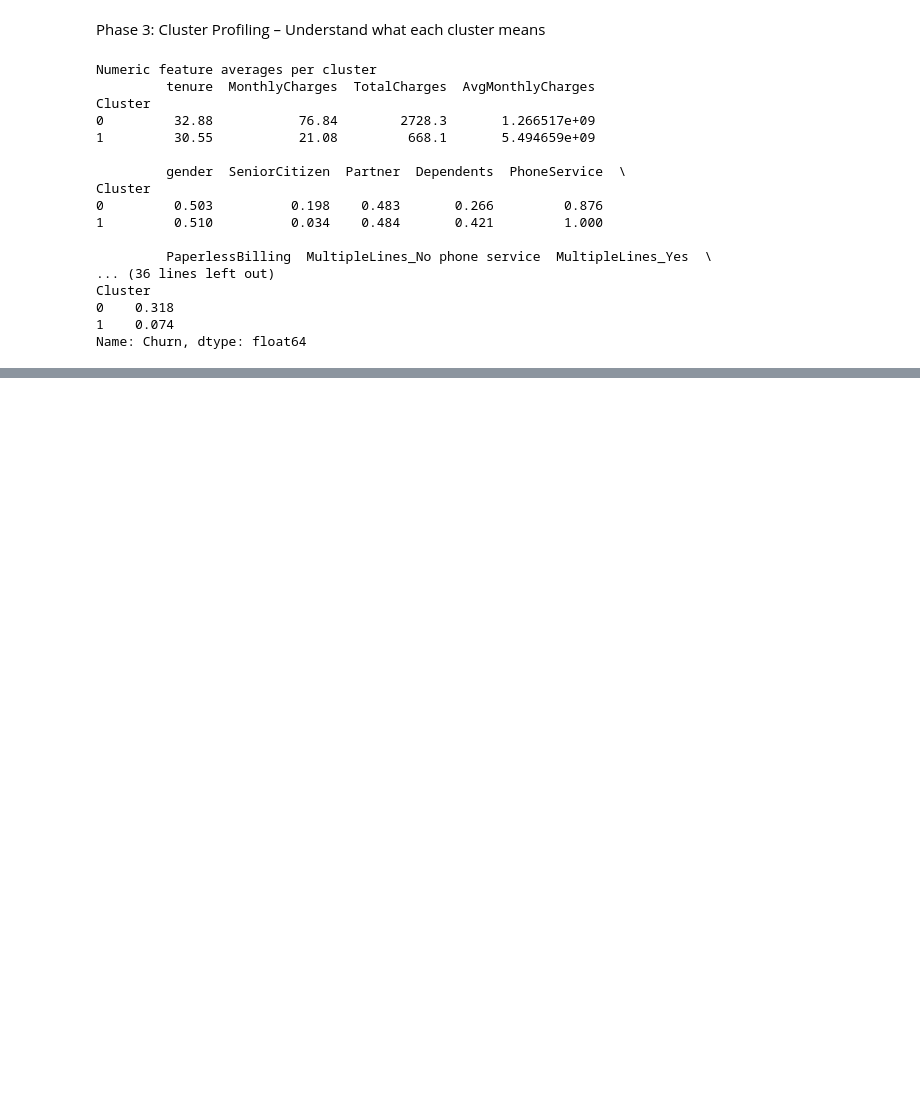
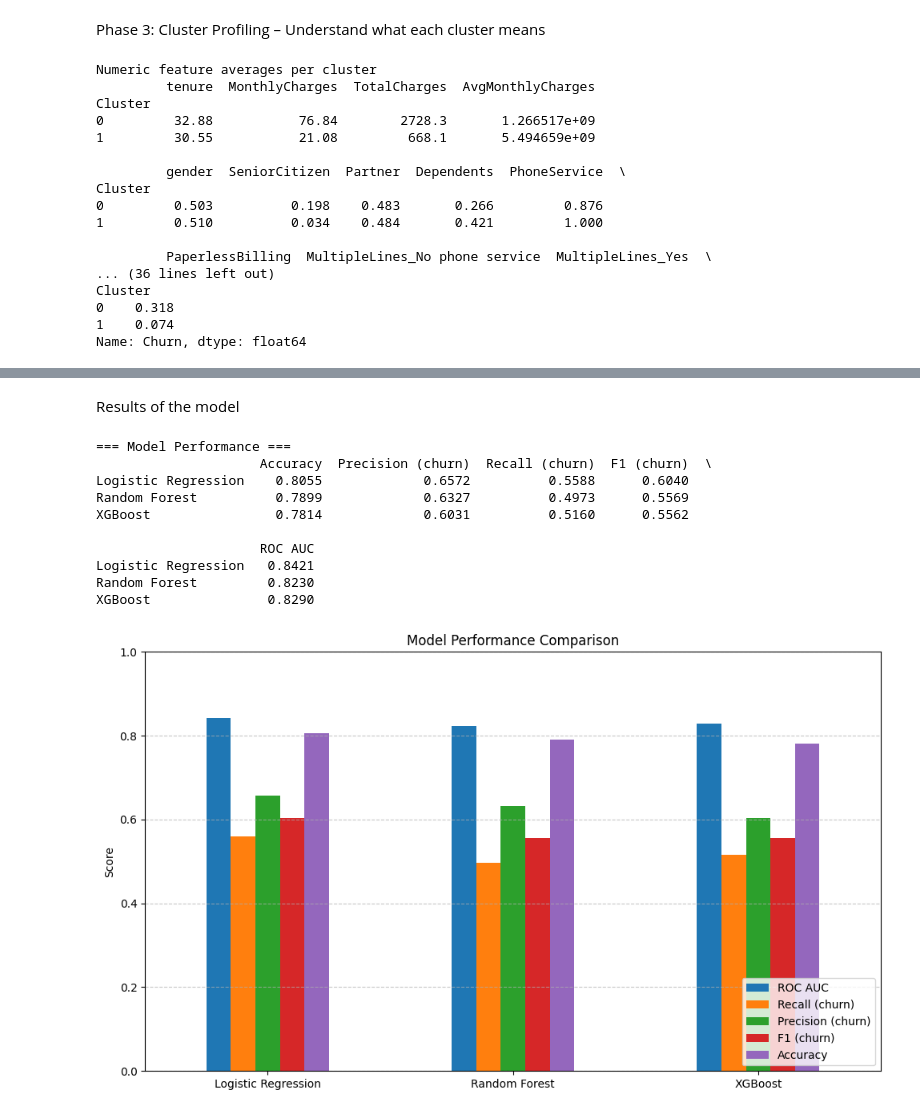
Before and after one commit to bkk10/CustomerChurn, a Jupyter notebook: data_preparation.ipynb, the cells around one changed output, grey strips where cells are left out. Drawn from its saved outputs; the diff is of its cells as text; code cells hidden in the pictures; blank space fills up the shorter version.

```diff
--- a/data_preparation.ipynb
+++ b/data_preparation.ipynb
@@ -318,0 +402,5 @@ Name: Churn, dtype: float64
+# %%
+from sklearn.model_selection import train_test_split
+X_train, X_test, y_train, y_test = train_test_split(X, y,test_size=0.2, random_state=42, stratify=y)
+print("Train size: ", X_train.shape[0])
+print("Test size: ", X_test.shape[0])
@@ -318,0 +412,19 @@ Name: Churn, dtype: float64
+# %%
+from sklearn.preprocessing import StandardScaler
+
+# Identify numeric columns (the ones that are not binary/boolean)
+numeric_cols = ['tenure', 'MonthlyCharges', 'TotalCharges', 'AvgMonthlyCharges']
+# All other columns are already 0/1 (binary or one‑hot)
+binary_cols = [c for c in X.columns if c not in numeric_cols]
+
+# Scale only the numeric columns
+scaler = StandardScaler()
+X_train_numeric_scaled = scaler.fit_transform(X_train[numeric_cols])
+X_test_numeric_scaled = scaler.transform(X_test[numeric_cols])
+
+# Combine scaled numeric with unchanged binary columns
+import numpy as np
+X_train_final = np.hstack([X_train_numeric_scaled, X_train[binary_cols].values])
+X_test_final = np.hstack([X_test_numeric_scaled, X_test[binary_cols].values])
+
+print("Final training feature shape:", X_train_final.shape)
@@ -318,0 +503,34 @@ Name: Churn, dtype: float64
+# %% [markdown]
+Results of the model
+# %%
+import pandas as pd
+import matplotlib.pyplot as plt
+
+# Convert results to DataFrame
+df_results = pd.DataFrame(results).T
+print("\n=== Model Performance ===")
+print(df_results.round(4))
+
+# Bar chart comparison
+metrics = ['ROC AUC', 'Recall (churn)', 'Precision (churn)', 'F1 (churn)', 'Accuracy']
+df_results[metrics].plot(kind='bar', figsize=(10,6))
+plt.title('Model Performance Comparison')
+plt.ylabel('Score')
+plt.ylim(0, 1)
+plt.xticks(rotation=0)
+plt.legend(loc='lower right')
+plt.grid(axis='y', linestyle='--', alpha=0.7)
+plt.tight_layout()
+plt.show()
+# %% [output]
+=== Model Performance ===
+                     Accuracy  Precision (churn)  Recall (churn)  F1 (churn)  \
+Logistic Regression    0.8055             0.6572          0.5588      0.6040
+Random Forest          0.7899             0.6327          0.4973      0.5569
+XGBoost                0.7814             0.6031          0.5160      0.5562
+
+                     ROC AUC
+Logistic Regression   0.8421
+Random Forest         0.8230
+XGBoost               0.8290
+[figure, added]
```
Also changed, not shown: parts of 11 cells of this notebook.
